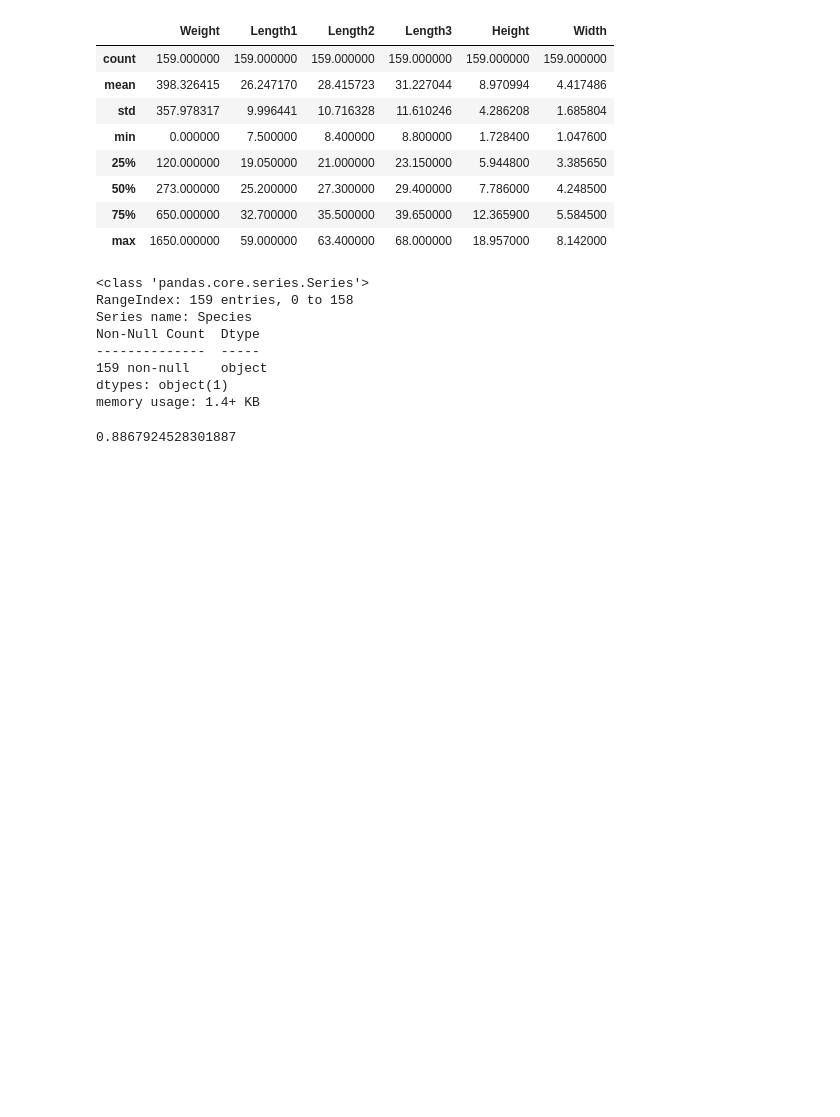
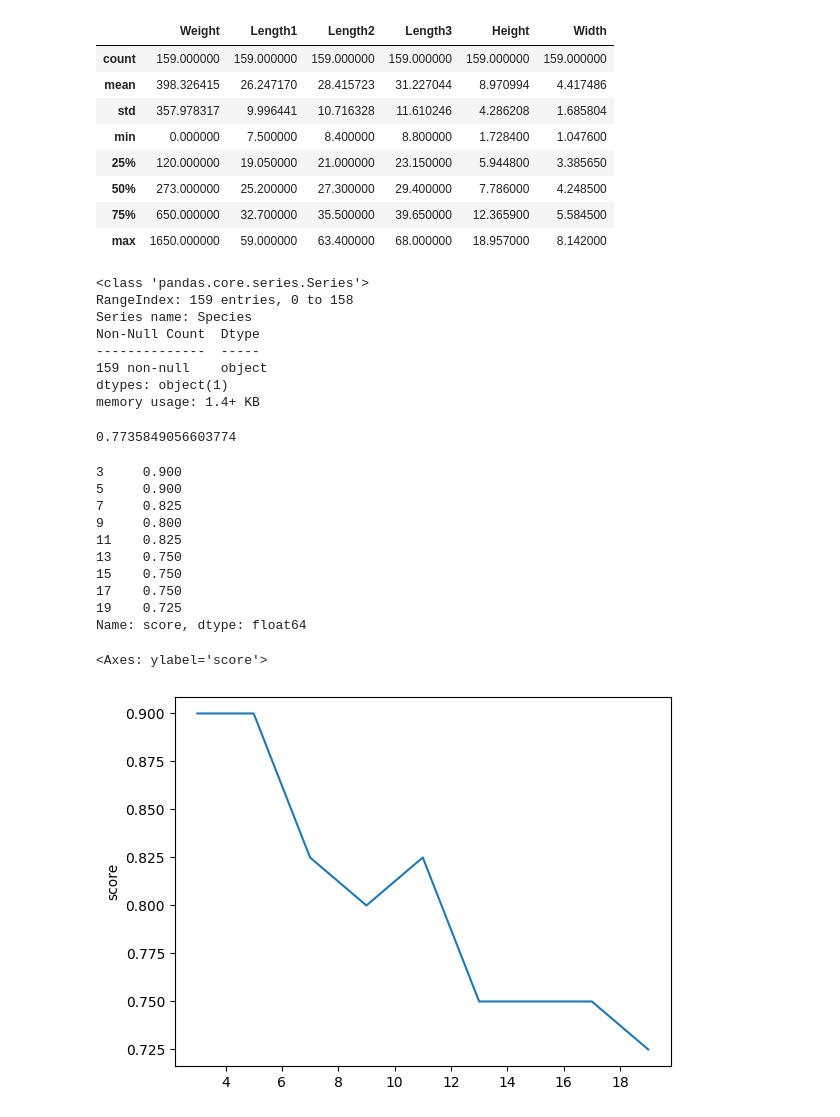
Before and after one commit to infohata/course-python-basic, a Jupyter notebook: PTU20_live/ml_klasifikatoriai.ipynb, the cells around one changed output. Drawn from its saved outputs; the diff is of its cells as text; code cells hidden in the pictures; blank space fills up the shorter version.

```diff
--- a/PTU20_live/ml_klasifikatoriai.ipynb
+++ b/PTU20_live/ml_klasifikatoriai.ipynb
@@ -188,7 +188,34 @@ memory usage: 1.4+ KB
 fp_train, fp_test, ft_train, ft_test = \
 train_test_split(fish_scaled_params, fish_targets, test_size=0.33, random_state=42)
 # %%
-fish_knn = KNeighborsClassifier(n_neighbors=5).fit(fp_train, ft_train)
+fish_knn = KNeighborsClassifier(n_neighbors=9).fit(fp_train, ft_train)
 fish_knn.score(fp_test, ft_test)
 # %% [output]
-0.8867924528301887
+0.7735849056603774
+# %%
+def find_optimal_knn(max_neighbors, fp_train, fp_test, ft_train, ft_test):
+    score_list = pd.Series(name='score')
+    for n in range(3, max_neighbors, 2):
+        fish_knn = KNeighborsClassifier(n_neighbors=n).fit(fp_train, ft_train)
+        score_list[n] = fish_knn.score(fp_test, ft_test)
+    return score_list
+# %%
+scores = find_optimal_knn(20, *train_test_split(
+    fish_scaled_params, fish_targets,
+    test_size=0.25, random_state=777
+))
+print(scores)
+sns.lineplot(scores)
+# %% [output]
+3     0.900
+5     0.900
+7     0.825
+9     0.800
+11    0.825
+13    0.750
+15    0.750
+17    0.750
+19    0.725
+Name: score, dtype: float64
+<Axes: ylabel='score'>
+[figure, added]
```
